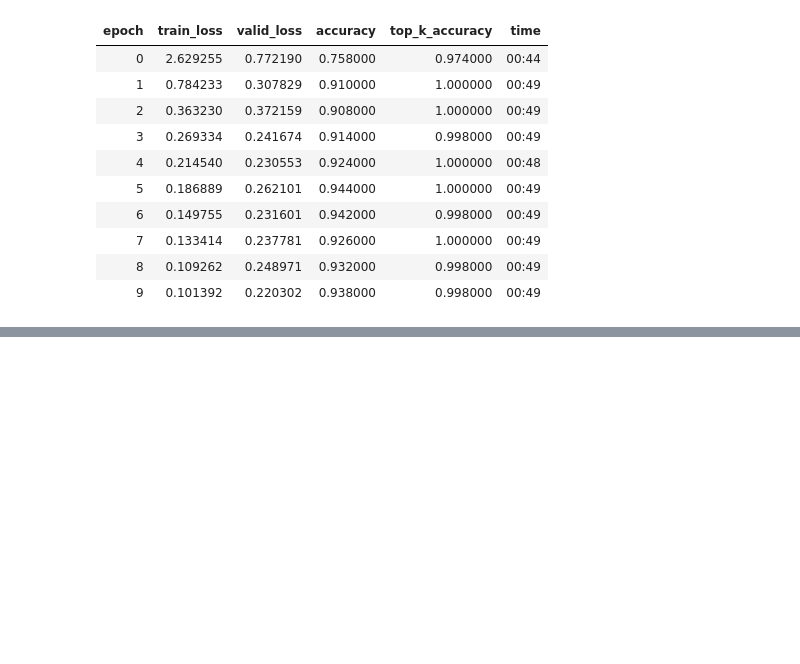
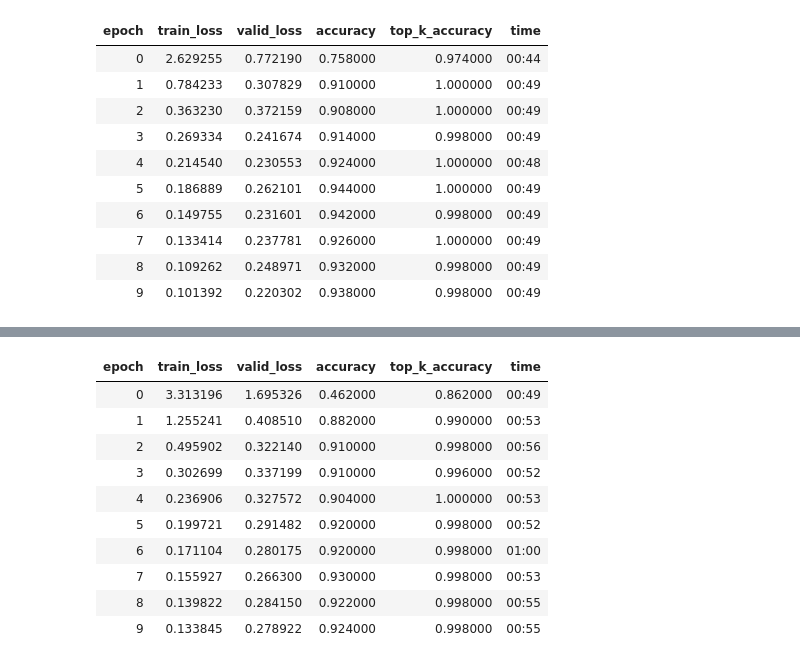
Before and after one commit to mgrankin/SimpleSelfAttention, a Jupyter notebook: PretrainedExamples.ipynb, the cells around one changed output, grey strips where cells are left out. Cells and saved outputs as stored; diff of their text form; code cells hidden in the pictures; blank space fills up the shorter version.

```diff
--- a/PretrainedExamples.ipynb
+++ b/PretrainedExamples.ipynb
@@ -166,0 +184,15 @@
+# %%
+%run pretrained.py --arch resnet50 --pretrained 1 --woof 1 --size 256 --bs 128 \
+        --mixup 0 --sa 1 --epoch 10  --lr 1e-4 --gpu 2 --opt over9000
+# %% [output]
+| epoch | train_loss | valid_loss | accuracy | top_k_accuracy | time |
+| 0 | 3.313196 | 1.695326 | 0.462000 | 0.862000 | 00:49 |
+| 1 | 1.255241 | 0.408510 | 0.882000 | 0.990000 | 00:53 |
+| 2 | 0.495902 | 0.322140 | 0.910000 | 0.998000 | 00:56 |
+| 3 | 0.302699 | 0.337199 | 0.910000 | 0.996000 | 00:52 |
+| 4 | 0.236906 | 0.327572 | 0.904000 | 1.000000 | 00:53 |
+| 5 | 0.199721 | 0.291482 | 0.920000 | 0.998000 | 00:52 |
+| 6 | 0.171104 | 0.280175 | 0.920000 | 0.998000 | 01:00 |
+| 7 | 0.155927 | 0.266300 | 0.930000 | 0.998000 | 00:53 |
+| 8 | 0.139822 | 0.284150 | 0.922000 | 0.998000 | 00:55 |
+| 9 | 0.133845 | 0.278922 | 0.924000 | 0.998000 | 00:55 |
```
Also changed, not shown: parts of 6 cells of this notebook, 6 other files.
